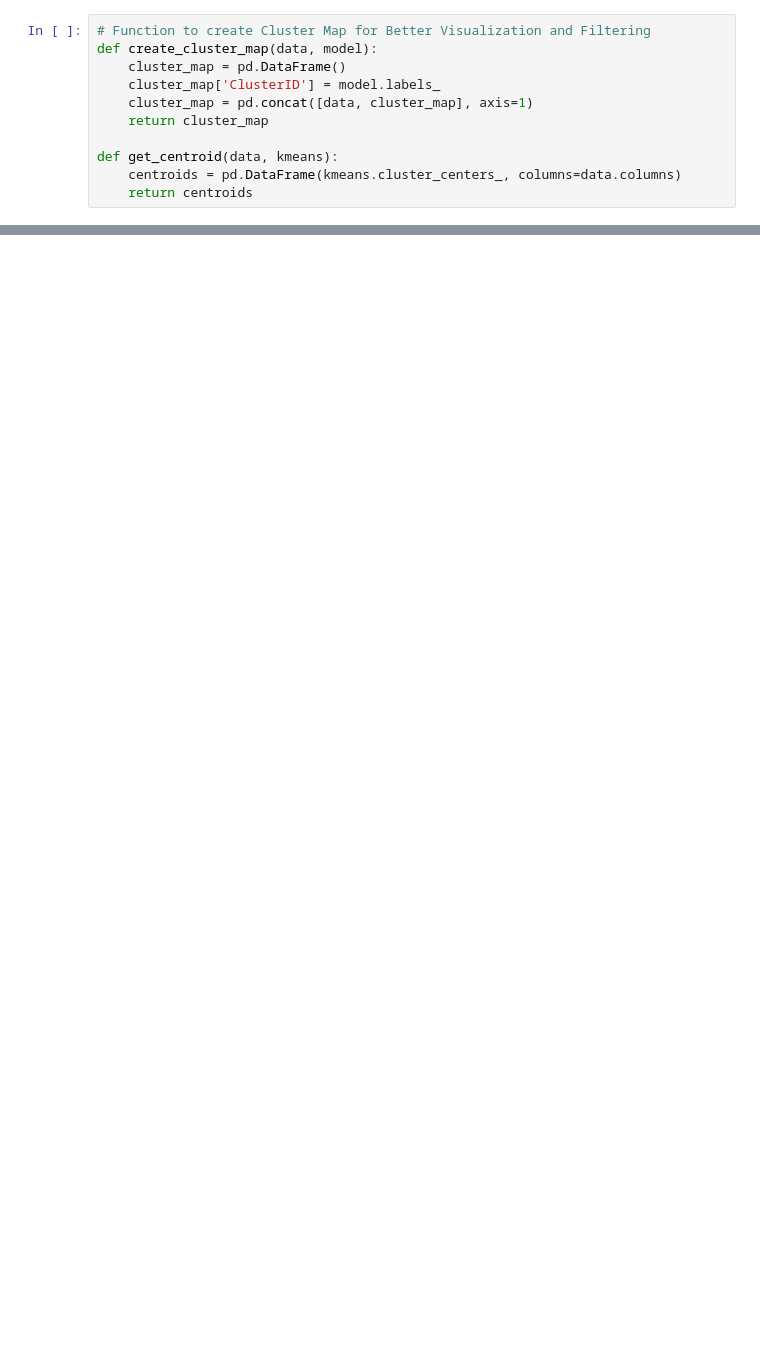
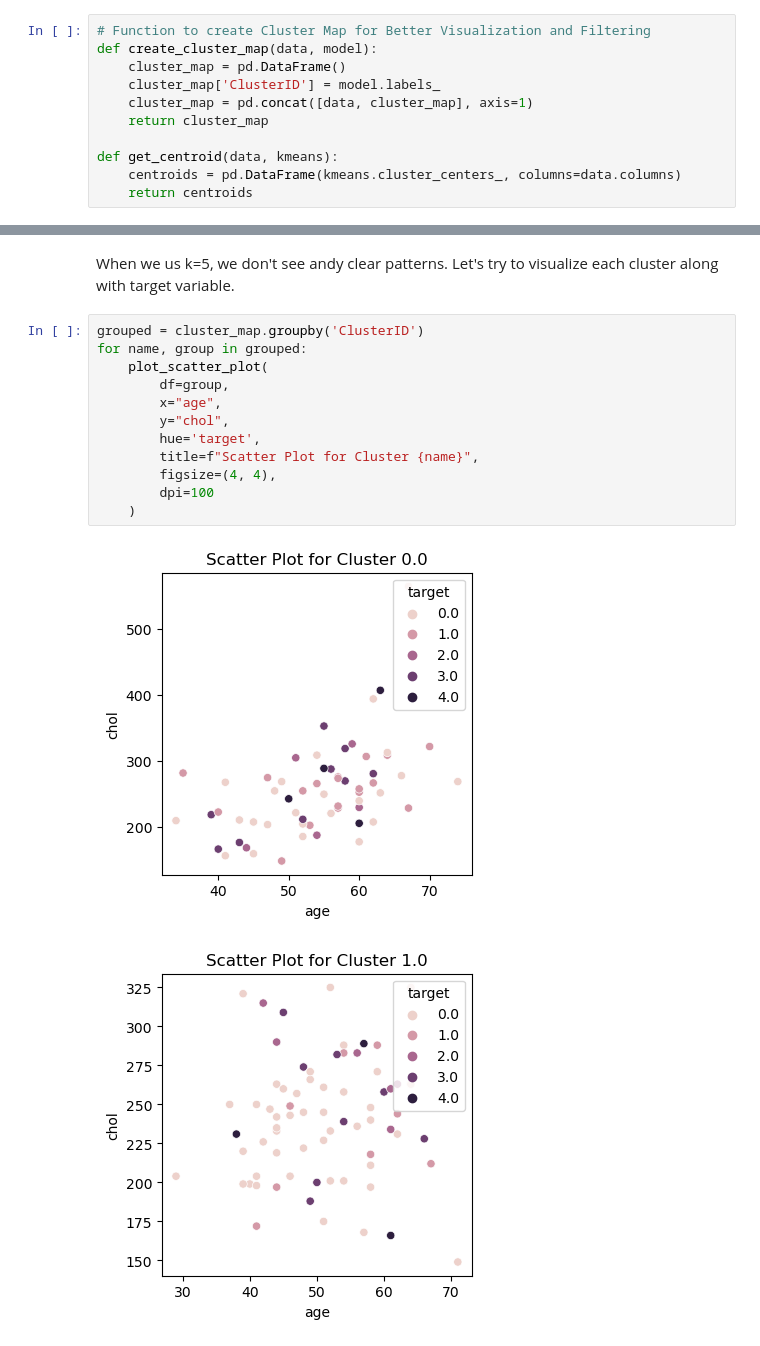
Before and after one commit to viralbthakar/CP8210-DB-Design, a Jupyter notebook: Assignment - 3 - MLModels/Question 2 - Section B.ipynb, the cells around one changed output, grey strips where cells are left out. Saved outputs shown, nothing was run; the diff lists cells and outputs as text; blank space fills up the shorter version.

```diff
--- a/Assignment - 3 - MLModels/Question 2 - Section B.ipynb
+++ b/Assignment - 3 - MLModels/Question 2 - Section B.ipynb
@@ -91,0 +163,17 @@ plot_scatter_plot(
+# %% [markdown]
+When we us k=5, we don't see andy clear patterns. Let's try to visualize each cluster along with target variable.
+# %%
+grouped = cluster_map.groupby('ClusterID')
+for name, group in grouped:
+    plot_scatter_plot(
+        df=group,
+        x="age",
+        y="chol",
+        hue='target',
+        title=f"Scatter Plot for Cluster {name}",
+        figsize=(4, 4),
+        dpi=100
+    )
+# %% [output]
+[figure, added]
+[figure, added]
```
Also changed, not shown: parts of 17 cells of this notebook, 3 other files.
